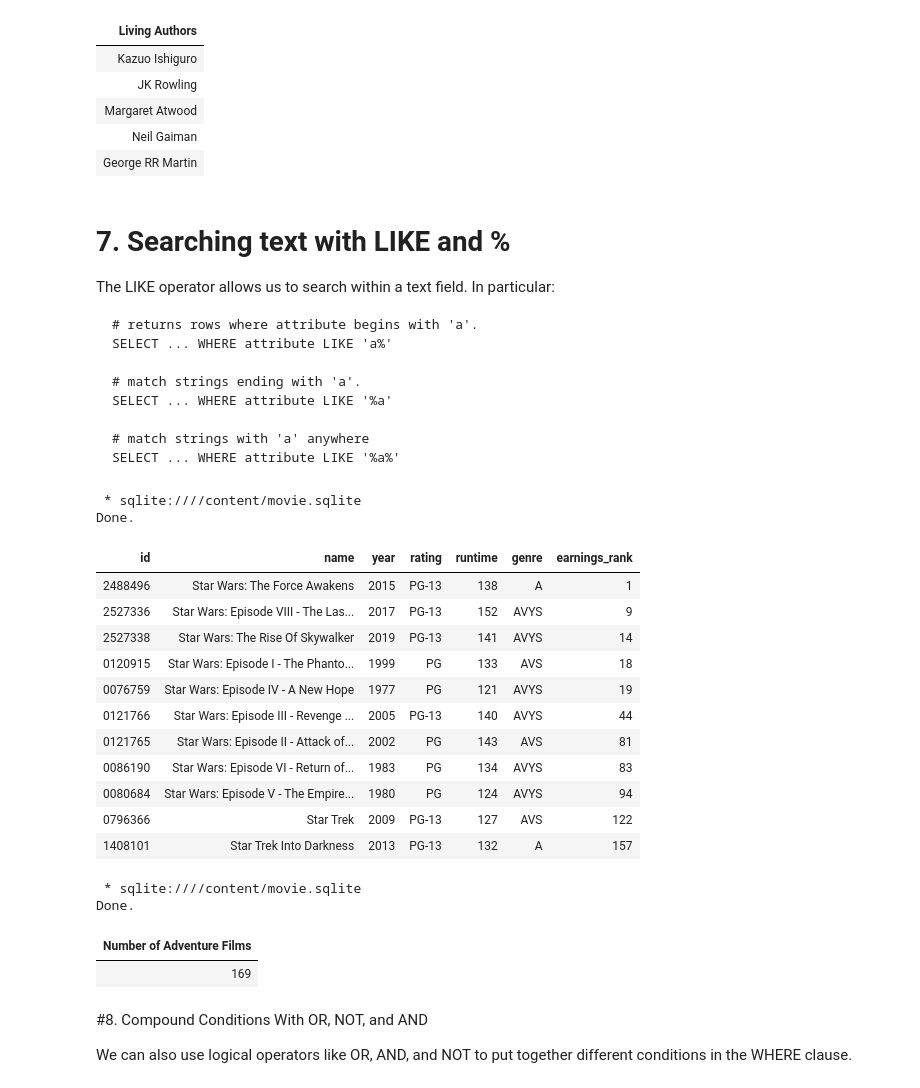
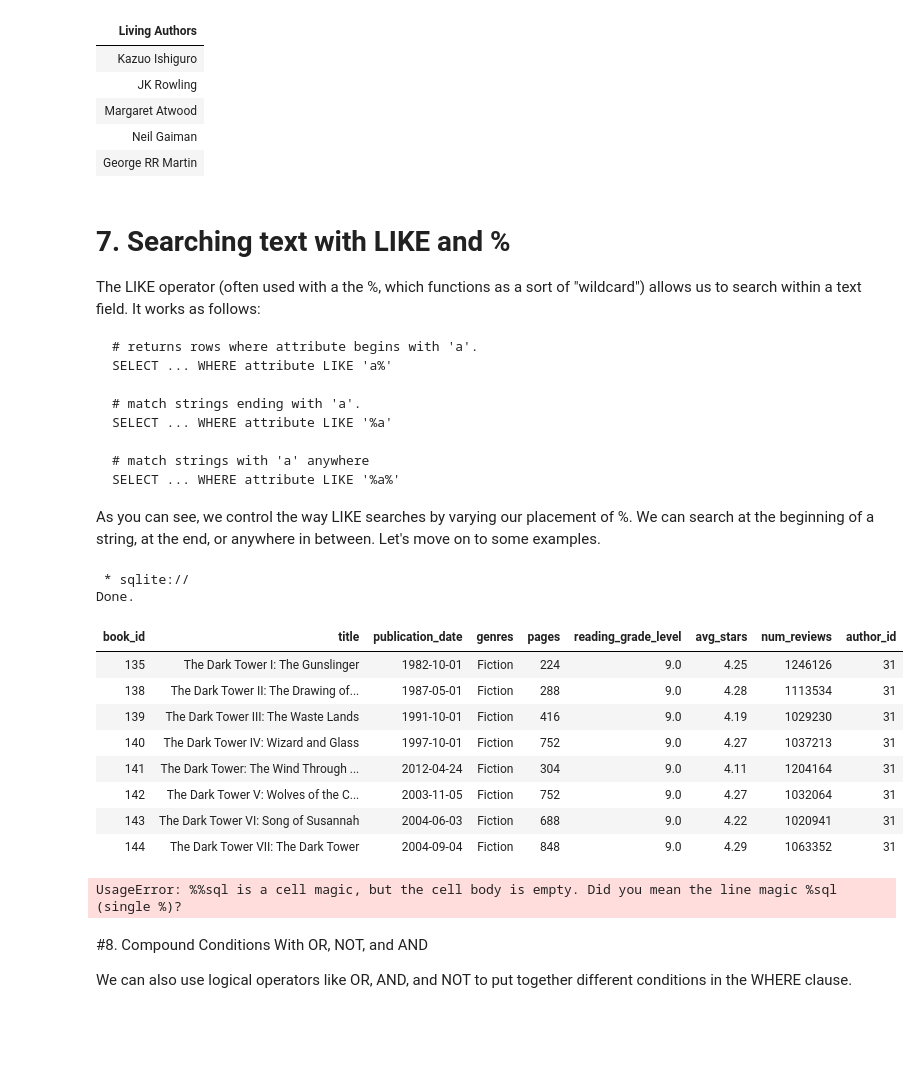
Before and after one commit to rkrebs7/database_sql, a Jupyter notebook: Introduction_to_SQL_1_Books.ipynb, the cells around one changed output. Saved outputs shown, nothing was run; the diff lists cells and outputs as text; code cells hidden in the pictures; blank space fills up the shorter version.

````diff
--- a/Introduction_to_SQL_1_Books.ipynb
+++ b/Introduction_to_SQL_1_Books.ipynb
@@ -763,8 +763,7 @@ Done.
 | George RR Martin |
 # %% [markdown]
 # 7. Searching text with LIKE and %
-The LIKE operator allows us to search within a text field. In particular:
-
+The LIKE operator (often used with a the %, which functions as a sort of "wildcard") allows us to search within a text field. It works as follows:
 
 
 ```
@@ -777,38 +776,31 @@ SELECT ... WHERE attribute LIKE '%a'
 # match strings with 'a' anywhere
 SELECT ... WHERE attribute LIKE '%a%'
 ```
+
+As you can see, we control the way LIKE searches by varying our placement of %. We can search at the beginning of a string, at the end, or anywhere in between. Let's move on to some examples.
 # %%
-# For example, let's find movies that star with the word 'STAR'
-%%sql
-SELECT * FROM Movie
-  WHERE name LIKE 'Star%';
+# For example, let's find books that start with the word "The Dark Tower"
+%sql SELECT * FROM Books WHERE Title LIKE "The Dark Tower%";
 # %% [output]
- * sqlite:////content/movie.sqlite
+ * sqlite://
 Done.
-| id | name | year | rating | runtime | genre | earnings_rank |
-| 2488496 | Star Wars: The Force Awakens | 2015 | PG-13 | 138 | A | 1 |
-| 2527336 | Star Wars: Episode VIII - The Las... | 2017 | PG-13 | 152 | AVYS | 9 |
-| 2527338 | Star Wars: The Rise Of Skywalker | 2019 | PG-13 | 141 | AVYS | 14 |
-| 0120915 | Star Wars: Episode I - The Phanto... | 1999 | PG | 133 | AVS | 18 |
-| 0076759 | Star Wars: Episode IV - A New Hope | 1977 | PG | 121 | AVYS | 19 |
-| 0121766 | Star Wars: Episode III - Revenge ... | 2005 | PG-13 | 140 | AVYS | 44 |
-| 0121765 | Star Wars: Episode II - Attack of... | 2002 | PG | 143 | AVS | 81 |
-| 0086190 | Star Wars: Episode VI - Return of... | 1983 | PG | 134 | AVYS | 83 |
-| 0080684 | Star Wars: Episode V - The Empire... | 1980 | PG | 124 | AVYS | 94 |
-| 0796366 | Star Trek | 2009 | PG-13 | 127 | AVS | 122 |
-| 1408101 | Star Trek Into Darkness | 2013 | PG-13 | 132 | A | 157 |
+| book_id | title | publication_date | genres | pages | reading_grade_level | avg_stars | num_reviews | author_id |
+| 135 | The Dark Tower I: The Gunslinger | 1982-10-01 | Fiction | 224 | 9.0 | 4.25 | 1246126 | 31 |
+| 138 | The Dark Tower II: The Drawing of... | 1987-05-01 | Fiction | 288 | 9.0 | 4.28 | 1113534 | 31 |
+| 139 | The Dark Tower III: The Waste Lands | 1991-10-01 | Fiction | 416 | 9.0 | 4.19 | 1029230 | 31 |
+| 140 | The Dark Tower IV: Wizard and Glass | 1997-10-01 | Fiction | 752 | 9.0 | 4.27 | 1037213 | 31 |
+| 141 | The Dark Tower: The Wind Through ... | 2012-04-24 | Fiction | 304 | 9.0 | 4.11 | 1204164 | 31 |
+| 142 | The Dark Tower V: Wolves of the C... | 2003-11-05 | Fiction | 752 | 9.0 | 4.27 | 1032064 | 31 |
+| 143 | The Dark Tower VI: Song of Susannah | 2004-06-03 | Fiction | 688 | 9.0 | 4.22 | 1020941 | 31 |
+| 144 | The Dark Tower VII: The Dark Tower | 2004-09-04 | Fiction | 848 | 9.0 | 4.29 | 1063352 | 31 |
-# %%
-# Or, we could find out how many Movies that contained the letter "V" in genres:
-# Presumably, this means "Adventure" (while A is for "Action", S is for "Sci Fy")
-
-%%sql
-SELECT COUNT(*) as "Number of Adventure Films" FROM Movie
-  WHERE genre LIKE '%V%';
-# %% [output]
- * sqlite:////content/movie.sqlite
-Done.
-| Number of Adventure Films |
-| 169 |
+# %%
+# Or, we could find out how many Movies
+
+%%sql
+
+SELECT * FROM Books ORDER BY Title;
+# %% [output]
+UsageError: %%sql is a cell magic, but the cell body is empty. Did you mean the line magic %sql (single %)?
 # %% [markdown]
 #8. Compound Conditions With OR, NOT, and AND
 
````
Also changed, not shown: parts of 11 cells of this notebook.
